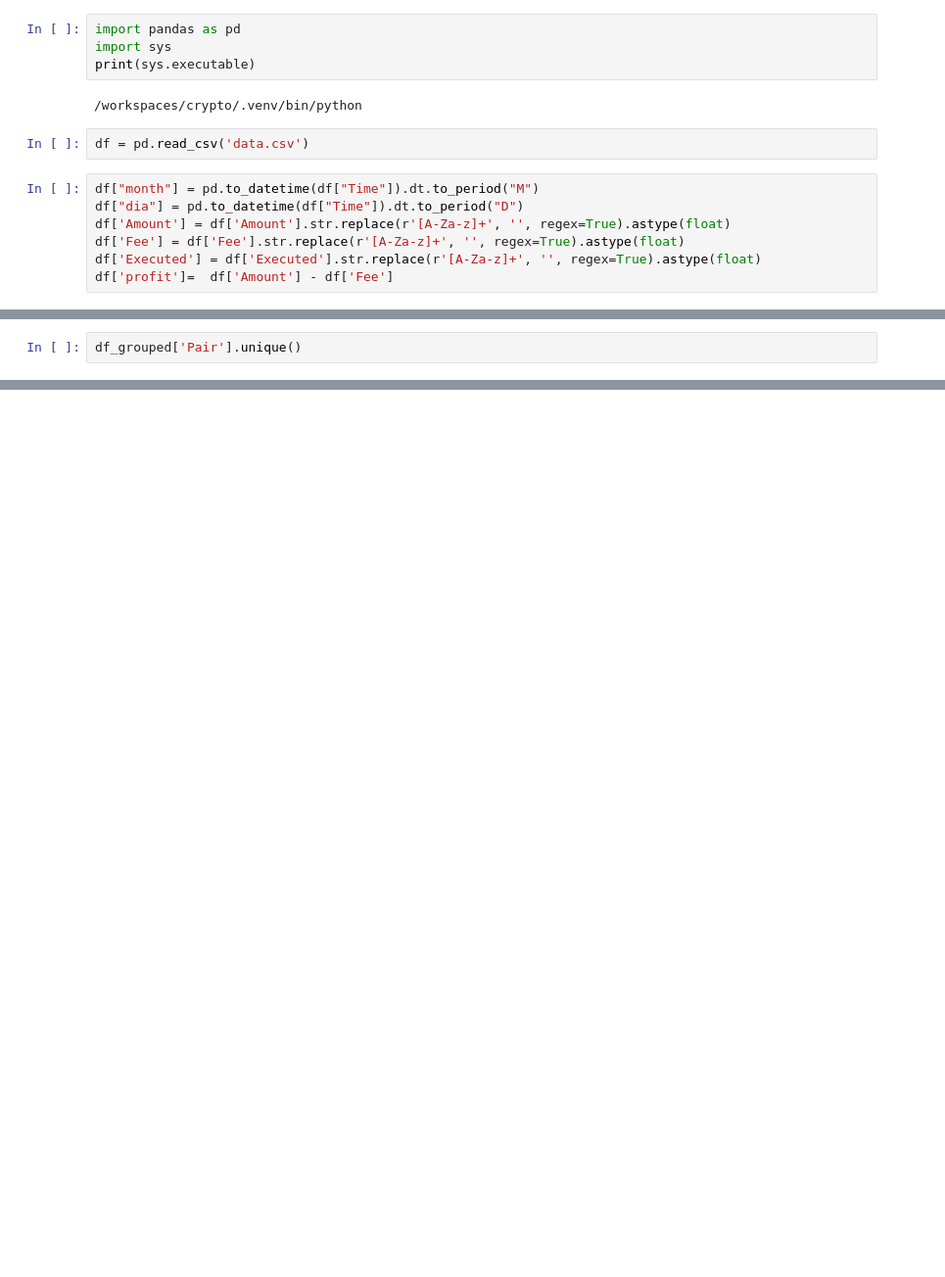
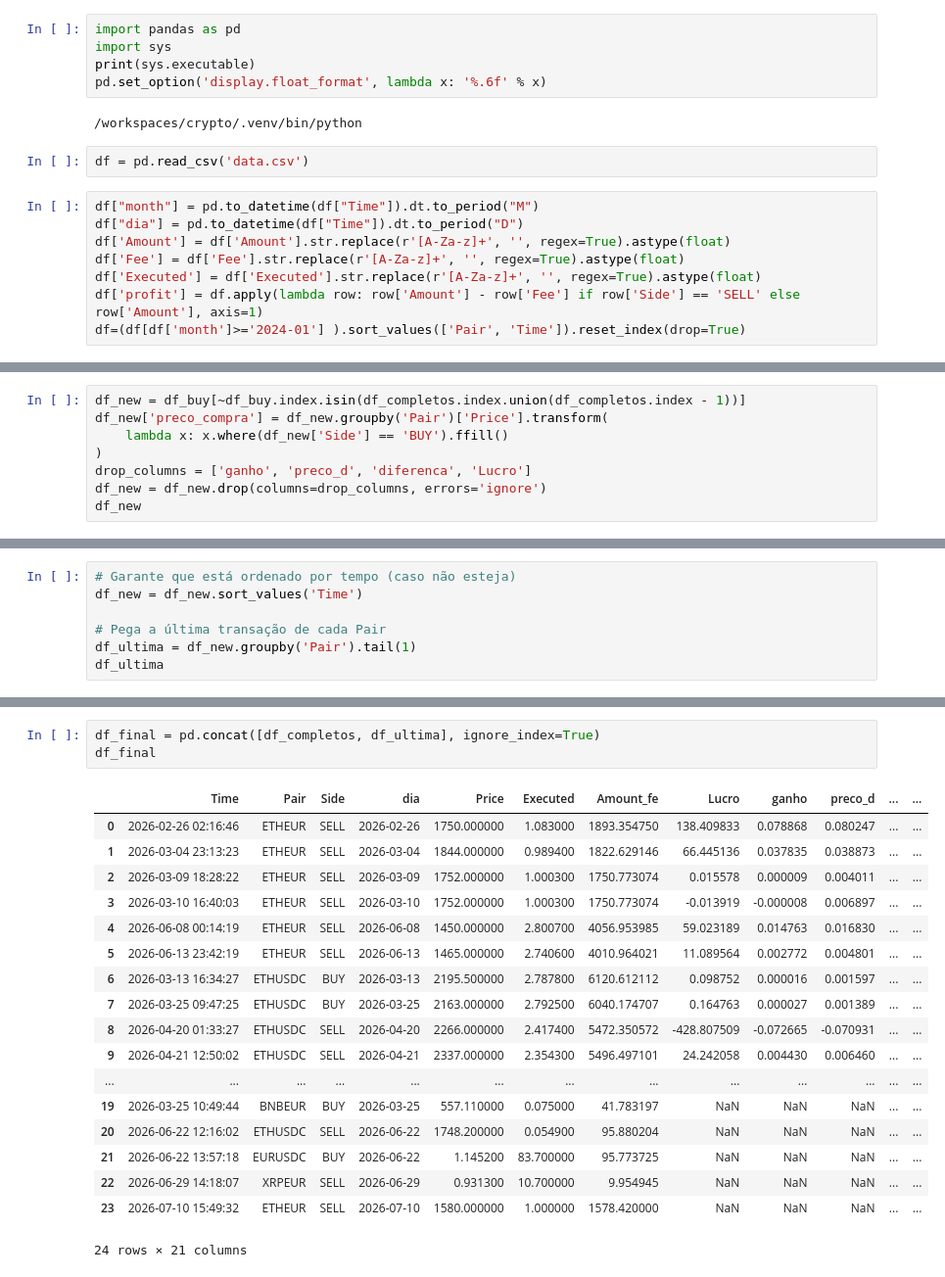
Before and after one commit to elianezanlorense/crypto, a Jupyter notebook: data.ipynb, the cells around one changed output, grey strips where cells are left out. Shown at 98% size. Drawn from its saved outputs; the diff is of its cells as text; blank space fills up the shorter version.

```diff
--- a/data.ipynb
+++ b/data.ipynb
@@ -2,6 +2,7 @@
 import pandas as pd
 import sys
 print(sys.executable)
+pd.set_option('display.float_format', lambda x: '%.6f' % x)
 # %% [output]
 /workspaces/crypto/.venv/bin/python
 # %%
@@ -12,4 +13,5 @@ df["dia"] = pd.to_datetime(df["Time"]).dt.to_period("D")
 df['Amount'] = df['Amount'].str.replace(r'[A-Za-z]+', '', regex=True).astype(float)
 df['Fee'] = df['Fee'].str.replace(r'[A-Za-z]+', '', regex=True).astype(float)
 df['Executed'] = df['Executed'].str.replace(r'[A-Za-z]+', '', regex=True).astype(float)
-df['profit']=  df['Amount'] - df['Fee']
+df['profit'] = df.apply(lambda row: row['Amount'] - row['Fee'] if row['Side'] == 'SELL' else row['Amount'], axis=1)
+df=(df[df['month']>='2024-01'] ).sort_values(['Pair', 'Time']).reset_index(drop=True)
@@ -71,0 +194,8 @@ df_grouped[(df_grouped['Pair']=='AAVEUSDC') #& df_grouped['lucro'].notna()
+# %%
+df_new = df_buy[~df_buy.index.isin(df_completos.index.union(df_completos.index - 1))]
+df_new['preco_compra'] = df_new.groupby('Pair')['Price'].transform(
+    lambda x: x.where(df_new['Side'] == 'BUY').ffill()
+)
+drop_columns = ['ganho', 'preco_d', 'diferenca', 'Lucro']
+df_new = df_new.drop(columns=drop_columns, errors='ignore')
+df_new
@@ -72,3 +207,8 @@ df_grouped[(df_grouped['Pair']=='AAVEUSDC') #& df_grouped['lucro'].notna()
 # %%
-df_grouped['Pair'].unique()
+# Garante que está ordenado por tempo (caso não esteja)
+df_new = df_new.sort_values('Time')
+
+# Pega a última transação de cada Pair
+df_ultima = df_new.groupby('Pair').tail(1)
+df_ultima
 # %% [output]
@@ -91,0 +217,22 @@ Length: 77, dtype: str
+# %%
+df_final = pd.concat([df_completos, df_ultima], ignore_index=True)
+df_final
+# %% [output]
+|  | Time | Pair | Side | dia | Price | Executed | Amount_fe | Lucro | ganho | preco_d | ... | ... |
+| 0 | 2026-02-26 02:16:46 | ETHEUR | SELL | 2026-02-26 | 1750.000000 | 1.083000 | 1893.354750 | 138.409833 | 0.078868 | 0.080247 | ... | ... |
+| 1 | 2026-03-04 23:13:23 | ETHEUR | SELL | 2026-03-04 | 1844.000000 | 0.989400 | 1822.629146 | 66.445136 | 0.037835 | 0.038873 | ... | ... |
+| 2 | 2026-03-09 18:28:22 | ETHEUR | SELL | 2026-03-09 | 1752.000000 | 1.000300 | 1750.773074 | 0.015578 | 0.000009 | 0.004011 | ... | ... |
+| 3 | 2026-03-10 16:40:03 | ETHEUR | SELL | 2026-03-10 | 1752.000000 | 1.000300 | 1750.773074 | -0.013919 | -0.000008 | 0.006897 | ... | ... |
+| 4 | 2026-06-08 00:14:19 | ETHEUR | SELL | 2026-06-08 | 1450.000000 | 2.800700 | 4056.953985 | 59.023189 | 0.014763 | 0.016830 | ... | ... |
+| 5 | 2026-06-13 23:42:19 | ETHEUR | SELL | 2026-06-13 | 1465.000000 | 2.740600 | 4010.964021 | 11.089564 | 0.002772 | 0.004801 | ... | ... |
+| 6 | 2026-03-13 16:34:27 | ETHUSDC | BUY | 2026-03-13 | 2195.500000 | 2.787800 | 6120.612112 | 0.098752 | 0.000016 | 0.001597 | ... | ... |
+| 7 | 2026-03-25 09:47:25 | ETHUSDC | BUY | 2026-03-25 | 2163.000000 | 2.792500 | 6040.174707 | 0.164763 | 0.000027 | 0.001389 | ... | ... |
+| 8 | 2026-04-20 01:33:27 | ETHUSDC | SELL | 2026-04-20 | 2266.000000 | 2.417400 | 5472.350572 | -428.807509 | -0.072665 | -0.070931 | ... | ... |
+| 9 | 2026-04-21 12:50:02 | ETHUSDC | SELL | 2026-04-21 | 2337.000000 | 2.354300 | 5496.497101 | 24.242058 | 0.004430 | 0.006460 | ... | ... |
+| ... | ... | ... | ... | ... | ... | ... | ... | ... | ... | ... | ... | ... |
+| 19 | 2026-03-25 10:49:44 | BNBEUR | BUY | 2026-03-25 | 557.110000 | 0.075000 | 41.783197 | NaN | NaN | NaN | ... | ... |
+| 20 | 2026-06-22 12:16:02 | ETHUSDC | SELL | 2026-06-22 | 1748.200000 | 0.054900 | 95.880204 | NaN | NaN | NaN | ... | ... |
+| 21 | 2026-06-22 13:57:18 | EURUSDC | BUY | 2026-06-22 | 1.145200 | 83.700000 | 95.773725 | NaN | NaN | NaN | ... | ... |
+| 22 | 2026-06-29 14:18:07 | XRPEUR | SELL | 2026-06-29 | 0.931300 | 10.700000 | 9.954945 | NaN | NaN | NaN | ... | ... |
+| 23 | 2026-07-10 15:49:32 | ETHEUR | SELL | 2026-07-10 | 1580.000000 | 1.000000 | 1578.420000 | NaN | NaN | NaN | ... | ... |
+24 rows × 21 columns
```
Also changed, not shown: parts of 12 cells of this notebook.
